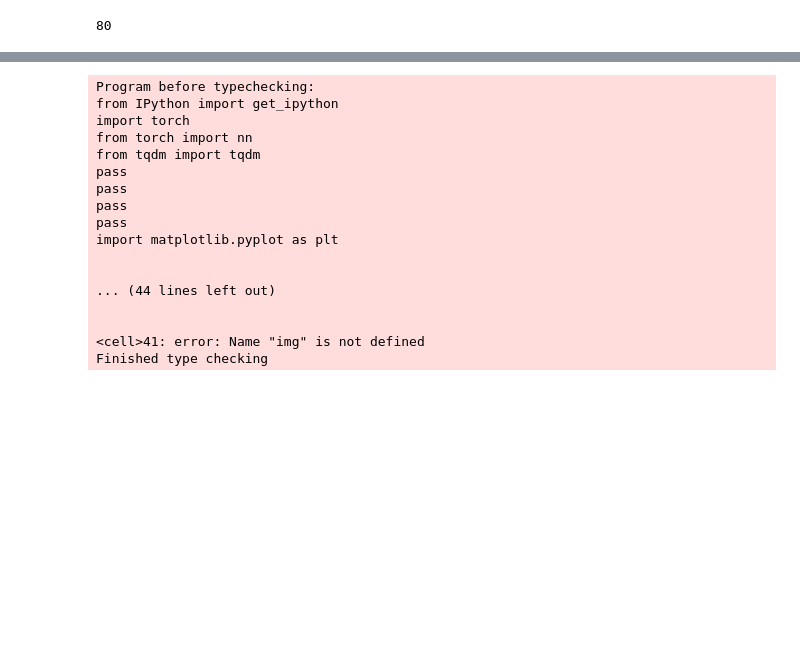
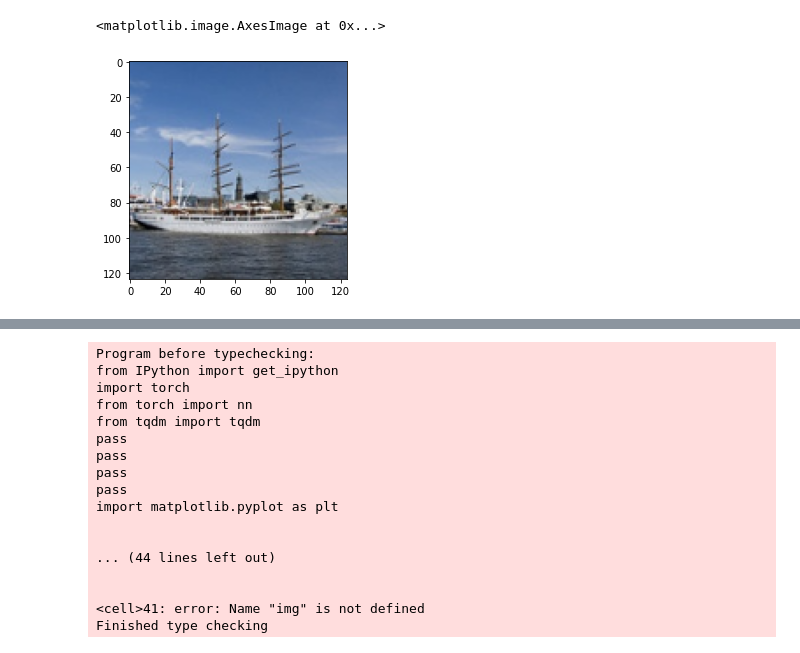
Before and after one commit to MarcelMoczarski/intel-image-classification, a Jupyter notebook: examples/example_01.ipynb, the cells around one changed output, grey strips where cells are left out. Cells and saved outputs as stored; diff of their text form; code cells hidden in the pictures; blank space fills up the shorter version.

```diff
--- a/examples/example_01.ipynb
+++ b/examples/example_01.ipynb
@@ -24,10 +26,12 @@ for i, data_batch in enumerate(pbar):
 # %%
 import h5py
-save_path = "./train_imgs.hdf5"
+save_path = "./tmp_files/train_imgs.hdf5"
 data_path = Path(config_file["p_tmp_data_path"]) / Path(train_data_path)
-imgs = len([x for x in Path(data_path).rglob("*.jpg") if x.is_file()])
+imgs_file = [x for x in Path(data_path).rglob("*.jpg") if x.is_file()]
 file_length = len([x for x in Path(data_path).rglob("*.jpg") if x.is_file()])
-# with h5py.File(save_path, "w", libver="latest") as f:
-#     dset = f.create_dataset(save_path, shape=(file_length, 3, 124, 124), dtype=np.float32, fillvalue=0)
-#     for img in imgs:
-#         img = Image.open(img)
+with h5py.File(save_path, "w", libver="latest") as f:
+    dset = f.create_dataset("train_imgs", shape=(file_length, 124, 124, 3), dtype=np.float32, fillvalue=0)
+    pbar_imgs = tqdm(imgs, total=len(imgs))
+    for idx, img in enumerate(pbar_imgs):
+        resized_img = transforms.Resize((124, 124))(Image.open(img))
+        dset[idx] = resized_img
@@ -36,3 +38,22 @@ s
+# %%
+for img in imgs_file:
+    resized_img = transforms.Resize(124)(Image.open(img))
+    # test = Image.open(img)
+    break
+# %%
+import matplotlib.pyplot as plt
+np_img = np.array(resized_img)
+# # np_img = np_img.reshape((3, 124, 124))
+np_img = transforms.ToTensor()(np_img)
+# np_img = np_img.numpy().reshape(124, 124, 3)*255
+# Image.fromarray(np_img.astype(np.uint8))
+# np_img.shape
+# np_img
+plt.imshow(np_img.permute(1, 2, 0))
+# np_img.permute(2, 1, 0).shape
+# %% [output]
+<matplotlib.image.AxesImage at 0x...>
+[figure, added]
 # %%
 from PIL import Image
 transform = [transforms.Resize(124), transforms.ToTensor()]
@@ -63,5 +83,0 @@ class CustomDataset(Dataset):
-# %%
-import sys
-print(sys.getsizeof(transformed_imgs[4]))
-# %% [output]
-80
```
Also changed, not shown: parts of 4 cells of this notebook, 1 other file.
